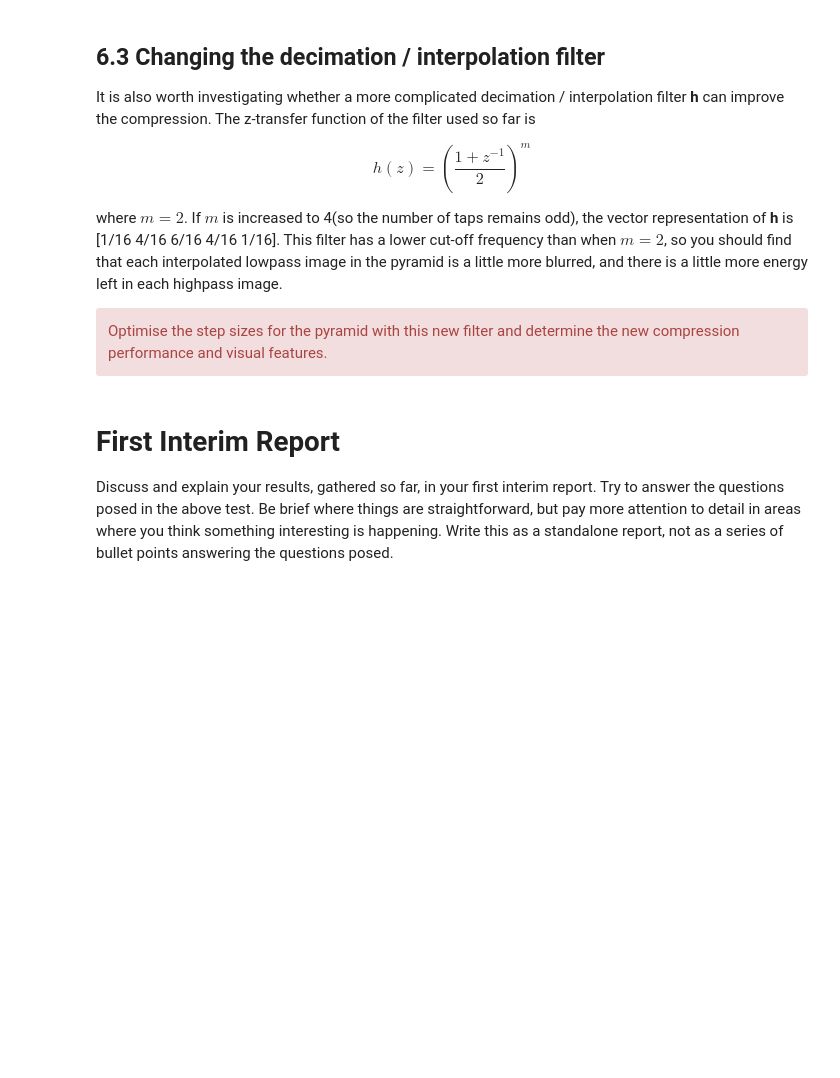
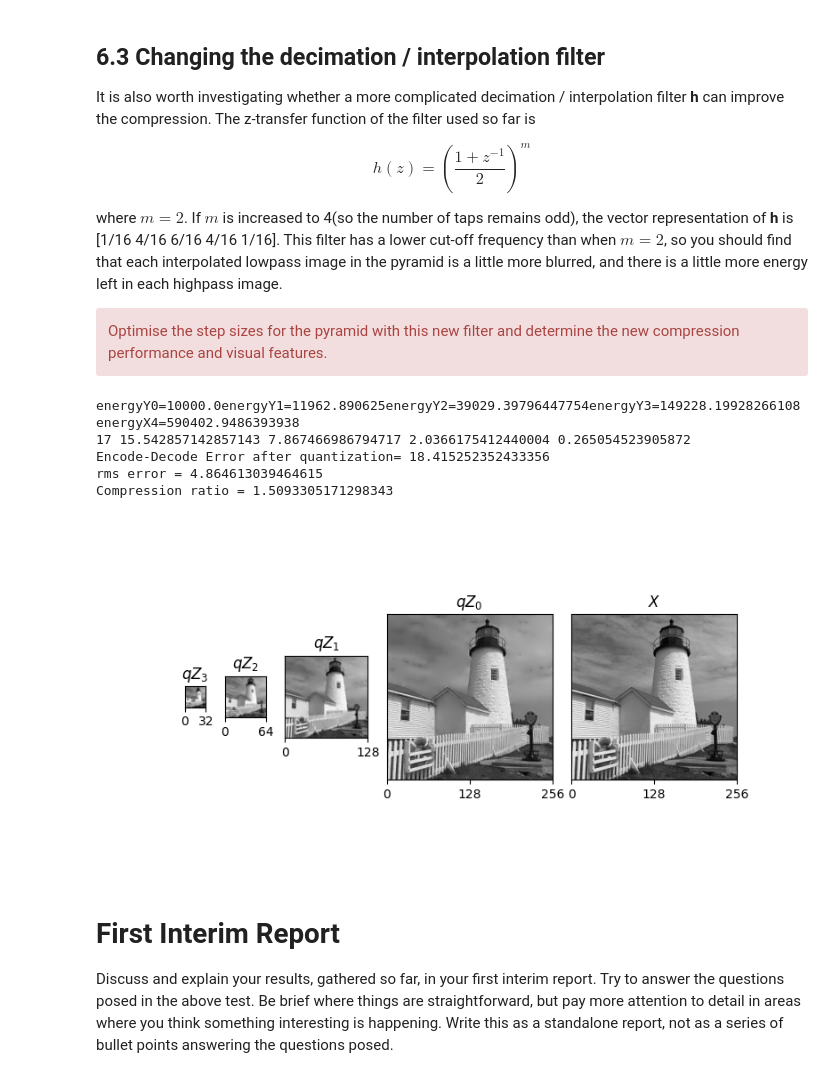
Before and after one commit to ckameron99/cued_sf2_lab, a Jupyter notebook: 6-laplacian-pyramid.ipynb, the cells around one changed output. Cells and saved outputs as stored; diff of their text form; code cells hidden in the pictures; blank space fills up the shorter version.

```diff
--- a/6-laplacian-pyramid.ipynb
+++ b/6-laplacian-pyramid.ipynb
@@ -419,3 +498,81 @@ h = np.array([1, 4, 6, 4, 1]) / 16.0
+# %%
+# Repeat the previous experiments with a new h here
+h = np.array([1, 4, 6, 4, 1]) / 16.0
+
+Y0 = np.zeros((256, 256))
+Y1 = np.zeros((128, 128))
+Y2 = np.zeros((64, 64))
+Y3 = np.zeros((32, 32))
+X4 = np.zeros((16, 16))
+
+def energy(X):
+    return np.sum(X ** 2.0)
+
+Y0[128, 128] = 100
+energyY0 = energy(py4dec(Y0, Y1, Y2, Y3, X4, h)[-1])
+Y0[128, 128] = 0
+
+Y1[64, 64] = 100
+energyY1 = energy(py4dec(Y0, Y1, Y2, Y3, X4, h)[-1])
+Y1[64, 64] = 0
+
+Y2[32, 32] = 100
+energyY2 = energy(py4dec(Y0, Y1, Y2, Y3, X4, h)[-1])
+Y2[32, 32] = 0
+
+Y3[16, 16] = 100
+energyY3 = energy(py4dec(Y0, Y1, Y2, Y3, X4, h)[-1])
+Y3[16, 16] = 0
+
+X4[8, 8] = 100
+energyX4 = energy(py4dec(Y0, Y1, Y2, Y3, X4, h)[-1])
+X4[8, 8] = 0
+print(f"{energyY0=}{energyY1=}{energyY2=}{energyY3=}{energyX4=}")
+
+SSRY0 = 1
+SSRY1 = np.sqrt(energyY0 / energyY1)
+SSRY2 = np.sqrt(energyY0 / energyY2)
+SSRY3 = np.sqrt(energyY0 / energyY3)
+SSRX4 = np.sqrt(energyY0 / energyX4)
+
+# Find the quantisation step size for equal mse, matching the reference RMS error
+qnum = 17
+SS0 = qnum
+SS1 = SS0 * SSRY1
+SS2 = SS1 * SSRY2
+SS3 = SS2 * SSRY3
+SS4 = SS3 * SSRX4
+
+print(SS0, SS1, SS2, SS3, SS4)
+
+
+Y0, Y1, Y2, Y3, X4 = py4enc(X, h)
+
+qY0, qY1, qY2, qY3, qX4 = quantise(Y0, SS0), quantise(Y1, SS1), quantise(Y2, SS2), quantise(Y3, SS3), quantise(X4, SS4)
+qZ3, qZ2, qZ1, qZ0 = py4dec(qY0, qY1, qY2, qY3, qX4, h)
+
+
+
+encode_decode_err = np.max(np.abs(X - qZ0))
+print(f'Encode-Decode Error after quantization= {encode_decode_err}')
+titles = ["qZ_3", "qZ_2", "qZ_1", "qZ_0", "X"]
+imgs = [qZ3, qZ2, qZ1, qZ0, X]
+fig, axs = plt.subplots(1, len(titles), figsize=(8, 4),
+                        gridspec_kw=dict(width_ratios=[img.shape[0] for img in imgs]))
+
+for ax, img, title in zip(axs, imgs, titles):
+    plot_image(img, ax=ax)
+    ax.set(yticks=[], title=f'${title}$')# Write your code to explore rms error with the laplacian pyramid here.
+
+print(f"rms error = {np.std(X-qZ0)}")
+print(f"Compression ratio = {entropy(X)/(entropy(Y0) + entropy(Y1) + entropy(Y2) + entropy(Y3) + entropy(X4))}")
+# %% [output]
+energyY0=10000.0energyY1=11962.890625energyY2=39029.39796447754energyY3=149228.19928266108energyX4=590402.9486393938
+17 15.542857142857143 7.867466986794717 2.0366175412440004 0.265054523905872
+Encode-Decode Error after quantization= 18.415252352433356
+rms error = 4.864613039464615
+Compression ratio = 1.5093305171298343
+[figure, added]
 # %% [markdown]
 # First Interim Report
 Discuss and explain your results, gathered so far, in your first interim report. Try to answer the questions posed in the above test. Be brief where things are straightforward, but pay more attention to detail in areas where you think something interesting is happening. Write this as a standalone report, not as a series of bullet points answering the questions posed.
```
Also changed, not shown: parts of 10 cells of this notebook, 1 other file.
